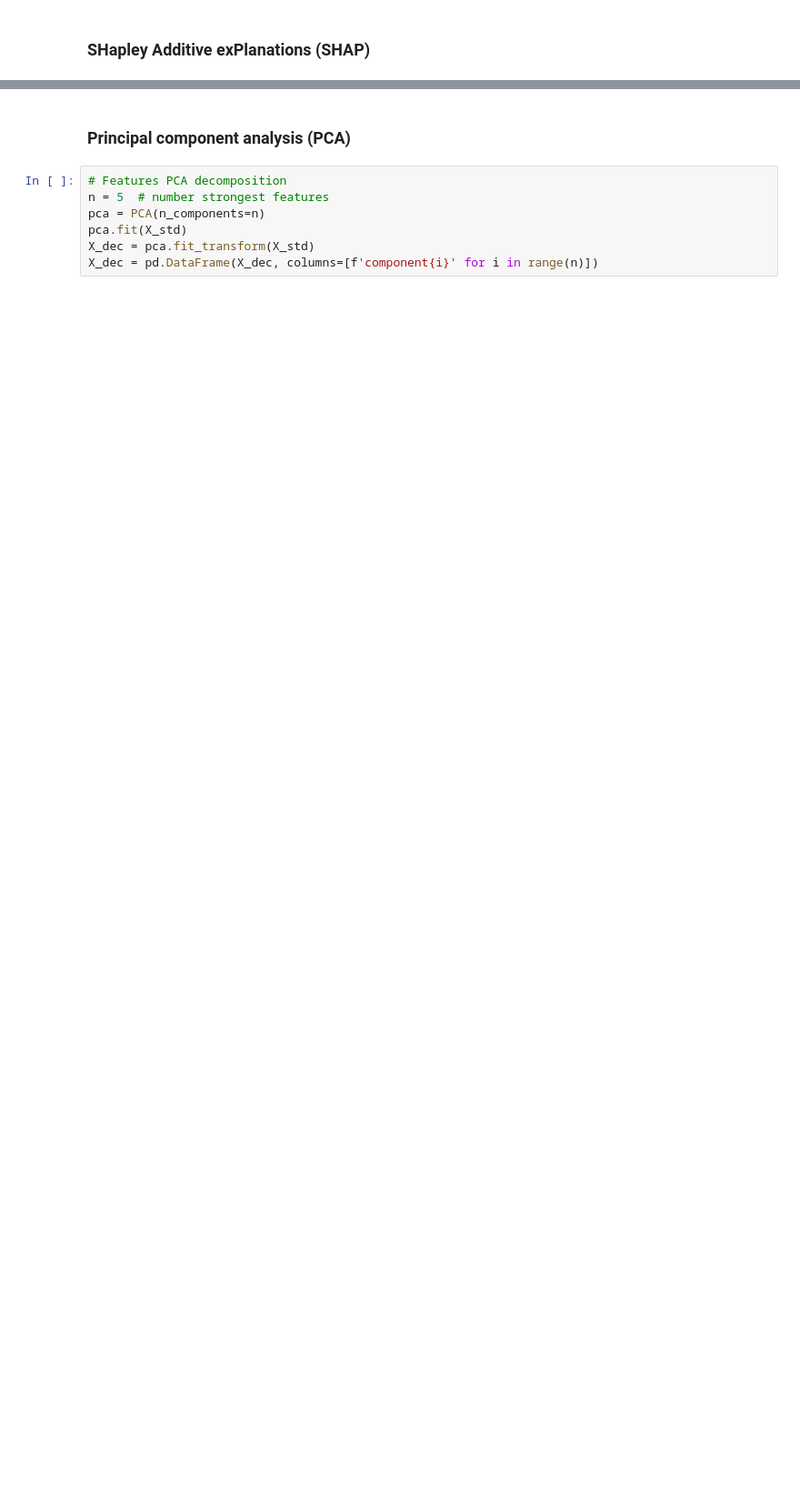
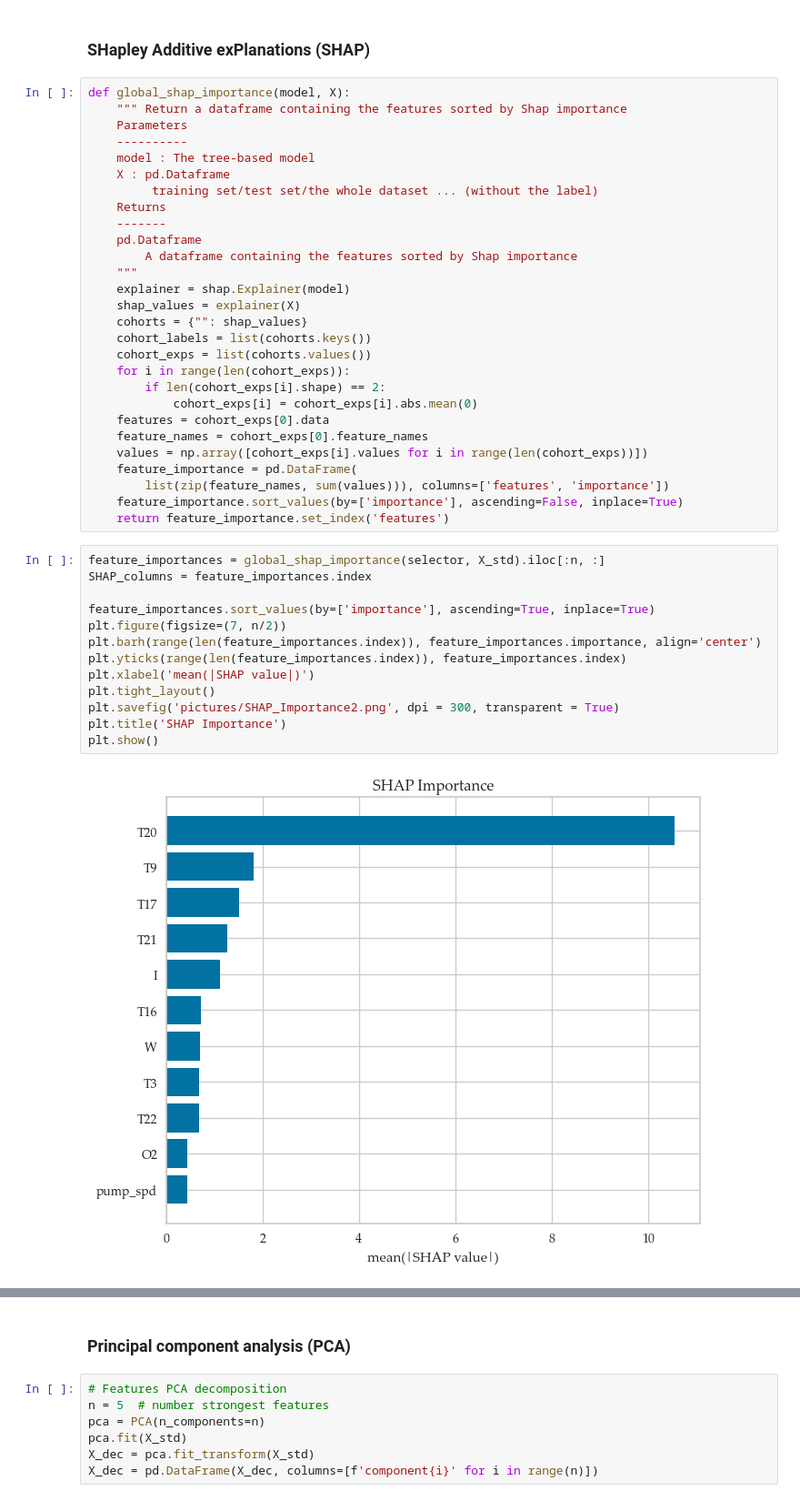
Before and after one commit to caapel/SOFC, a Jupyter notebook: SOFC_analisys.ipynb, the cells around one changed output, grey strips where cells are left out. Shown at 91% size. Saved outputs shown, nothing was run; the diff lists cells and outputs as text; blank space fills up the shorter version.

```diff
--- a/SOFC_analisys.ipynb
+++ b/SOFC_analisys.ipynb
@@ -258,5 +232,48 @@ feature_importances
 # %% [markdown]
 ### SHapley Additive exPlanations (SHAP)
+# %%
+def global_shap_importance(model, X):
+    """ Return a dataframe containing the features sorted by Shap importance
+    Parameters
+    ----------
+    model : The tree-based model
+    X : pd.Dataframe
+         training set/test set/the whole dataset ... (without the label)
+    Returns
+    -------
+    pd.Dataframe
+        A dataframe containing the features sorted by Shap importance
+    """
+    explainer = shap.Explainer(model)
+    shap_values = explainer(X)
+    cohorts = {"": shap_values}
+    cohort_labels = list(cohorts.keys())
+    cohort_exps = list(cohorts.values())
+    for i in range(len(cohort_exps)):
+        if len(cohort_exps[i].shape) == 2:
+            cohort_exps[i] = cohort_exps[i].abs.mean(0)
+    features = cohort_exps[0].data
+    feature_names = cohort_exps[0].feature_names
+    values = np.array([cohort_exps[i].values for i in range(len(cohort_exps))])
+    feature_importance = pd.DataFrame(
+        list(zip(feature_names, sum(values))), columns=['features', 'importance'])
+    feature_importance.sort_values(by=['importance'], ascending=False, inplace=True)
+    return feature_importance.set_index('features')
+# %%
+feature_importances = global_shap_importance(selector, X_std).iloc[:n, :]
+SHAP_columns = feature_importances.index
+
+feature_importances.sort_values(by=['importance'], ascending=True, inplace=True)
+plt.figure(figsize=(7, n/2))
+plt.barh(range(len(feature_importances.index)), feature_importances.importance, align='center')
+plt.yticks(range(len(feature_importances.index)), feature_importances.index)
+plt.xlabel('mean(|SHAP value|)')
+plt.tight_layout()
+plt.savefig('pictures/SHAP_Importance2.png', dpi = 300, transparent = True)
+plt.title('SHAP Importance')
+plt.show()
+# %% [output]
+[figure, added]
 # %%
 explainer = shap.Explainer(selector)
 shap_importances = explainer(X_std)
```
Also changed, not shown: parts of 53 cells of this notebook, 1 other file.
